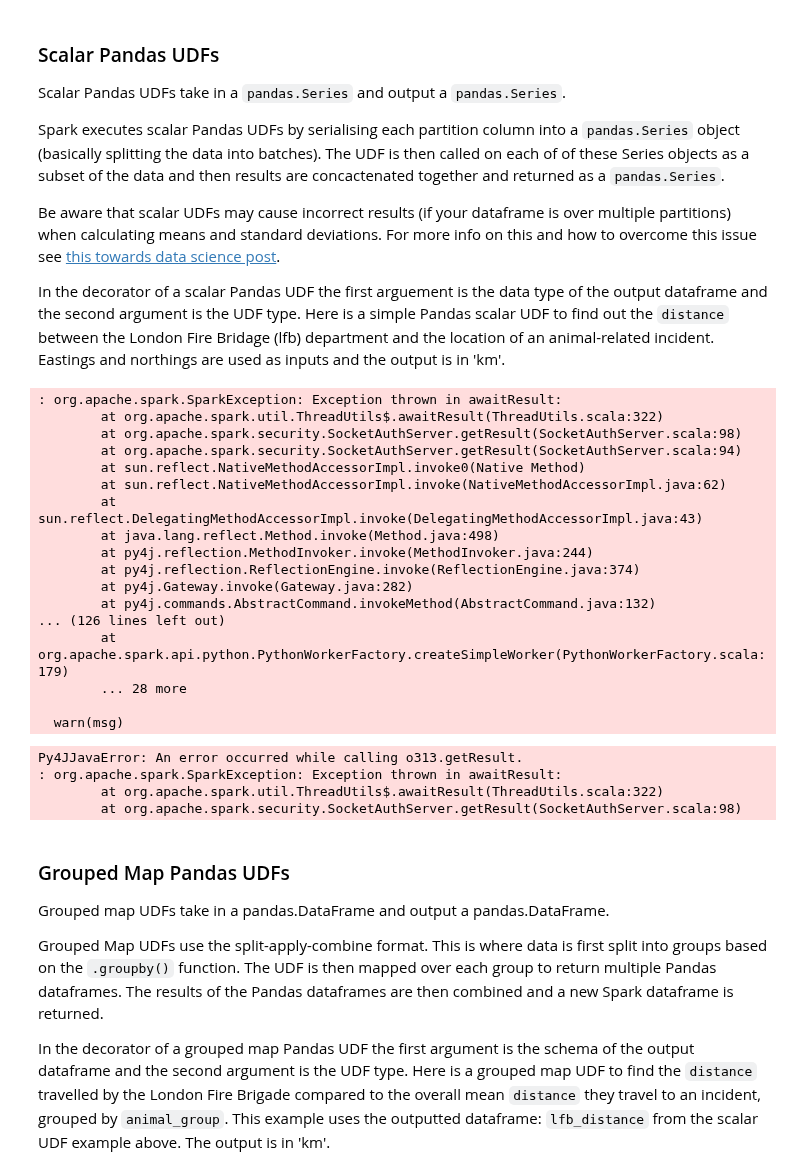
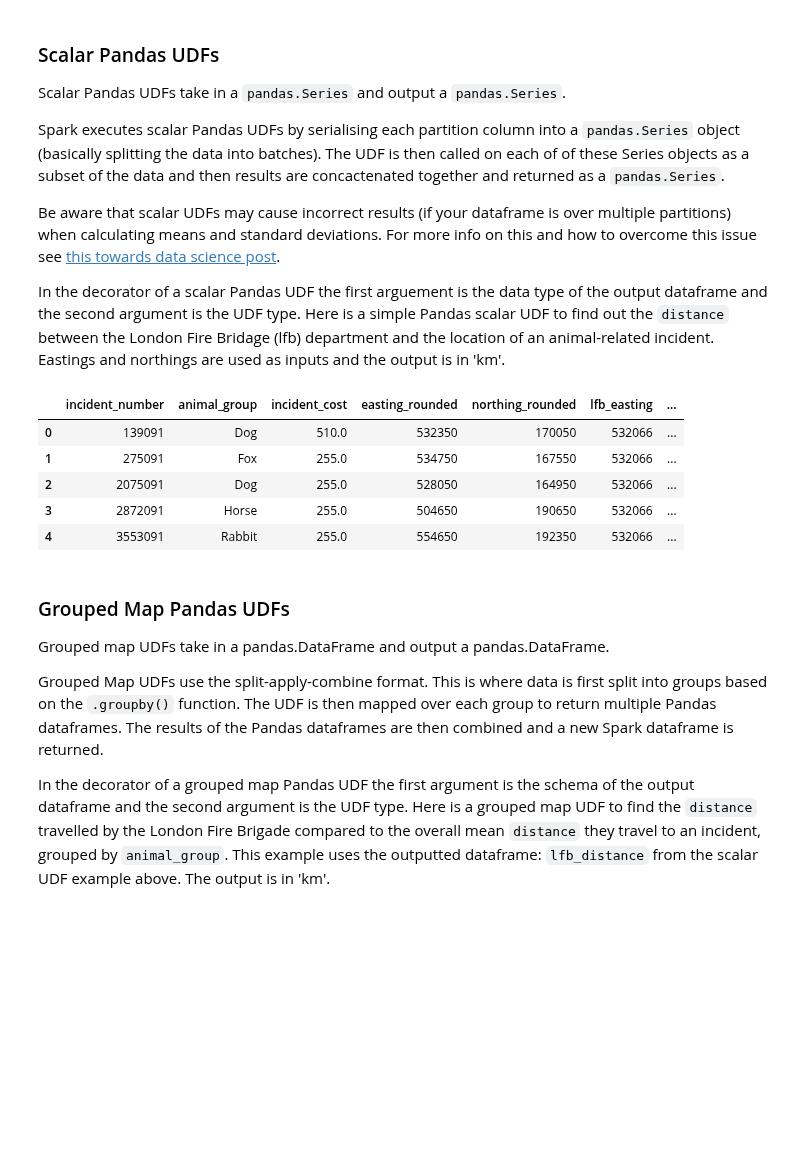
Before and after one commit to best-practice-and-impact/ons-spark, a Jupyter notebook: ons-spark/ancillary-topics/pandas-udfs.ipynb, the cells around one changed output. Drawn from its saved outputs; the diff is of its cells as text; code cells hidden in the pictures; blank space fills up the shorter version.

Commit message:
error messages removed

```diff
--- a/ons-spark/ancillary-topics/pandas-udfs.ipynb
+++ b/ons-spark/ancillary-topics/pandas-udfs.ipynb
@@ -137,34 +129,19 @@ In the decorator of a scalar Pandas UDF the first arguement is the data type of
 # %%
 @pandas_udf(T.DoubleType(), F.PandasUDFType.SCALAR)
 def distx(easting_rounded:pd.Series, lfb_easting:pd.Series, northing_rounded:pd.Series, lfb_northing:pd.Series)->pd.Series:
     distance = ((easting_rounded - lfb_easting)**2 + (northing_rounded - lfb_northing)**2)**0.5
     distance_km = distance/1000
     return distance_km
 
-lfb_distance = rescue.withColumn("distance (km)", distx('easting_rounded', 'lfb_easting', 'northing_rounded', 'lfb_northing'))
+lfb_distance = rescue.withColumn("distance", distx('easting_rounded', 'lfb_easting', 'northing_rounded', 'lfb_northing'))
 lfb_distance.limit(5).toPandas()
 # %% [output]
-: org.apache.spark.SparkException: Exception thrown in awaitResult:
-        at org.apache.spark.util.ThreadUtils$.awaitResult(ThreadUtils.scala:322)
-        at org.apache.spark.security.SocketAuthServer.getResult(SocketAuthServer.scala:98)
-        at org.apache.spark.security.SocketAuthServer.getResult(SocketAuthServer.scala:94)
-        at sun.reflect.NativeMethodAccessorImpl.invoke0(Native Method)
-        at sun.reflect.NativeMethodAccessorImpl.invoke(NativeMethodAccessorImpl.java:62)
-        at sun.reflect.DelegatingMethodAccessorImpl.invoke(DelegatingMethodAccessorImpl.java:43)
-        at java.lang.reflect.Method.invoke(Method.java:498)
-        at py4j.reflection.MethodInvoker.invoke(MethodInvoker.java:244)
-        at py4j.reflection.ReflectionEngine.invoke(ReflectionEngine.java:374)
-        at py4j.Gateway.invoke(Gateway.java:282)
-        at py4j.commands.AbstractCommand.invokeMethod(AbstractCommand.java:132)
-... (126 lines left out)
-        at org.apache.spark.api.python.PythonWorkerFactory.createSimpleWorker(PythonWorkerFactory.scala:179)
-        ... 28 more
-
-  warn(msg)
-Py4JJavaError: An error occurred while calling o313.getResult.
-: org.apache.spark.SparkException: Exception thrown in awaitResult:
-        at org.apache.spark.util.ThreadUtils$.awaitResult(ThreadUtils.scala:322)
-        at org.apache.spark.security.SocketAuthServer.getResult(SocketAuthServer.scala:98)
+|  | incident_number | animal_group | incident_cost | easting_rounded | northing_rounded | lfb_easting | ... |
+| 0 | 139091 | Dog | 510.0 | 532350 | 170050 | 532066 | ... |
+| 1 | 275091 | Fox | 255.0 | 534750 | 167550 | 532066 | ... |
+| 2 | 2075091 | Dog | 255.0 | 528050 | 164950 | 532066 | ... |
+| 3 | 2872091 | Horse | 255.0 | 504650 | 190650 | 532066 | ... |
+| 4 | 3553091 | Rabbit | 255.0 | 554650 | 192350 | 532066 | ... |
 # %% [markdown]
 ### Grouped Map Pandas UDFs
 
```
Also changed, not shown: parts of 5 cells of this notebook.
